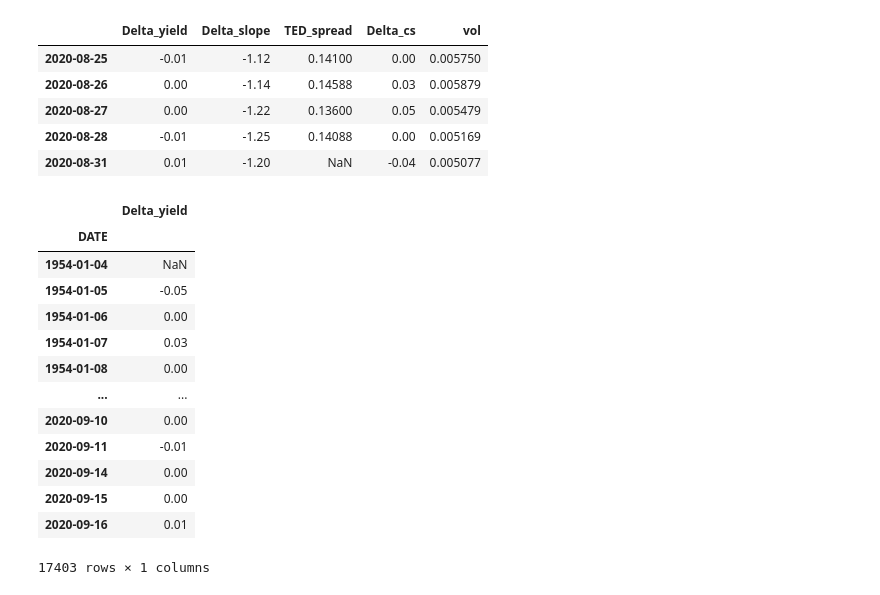
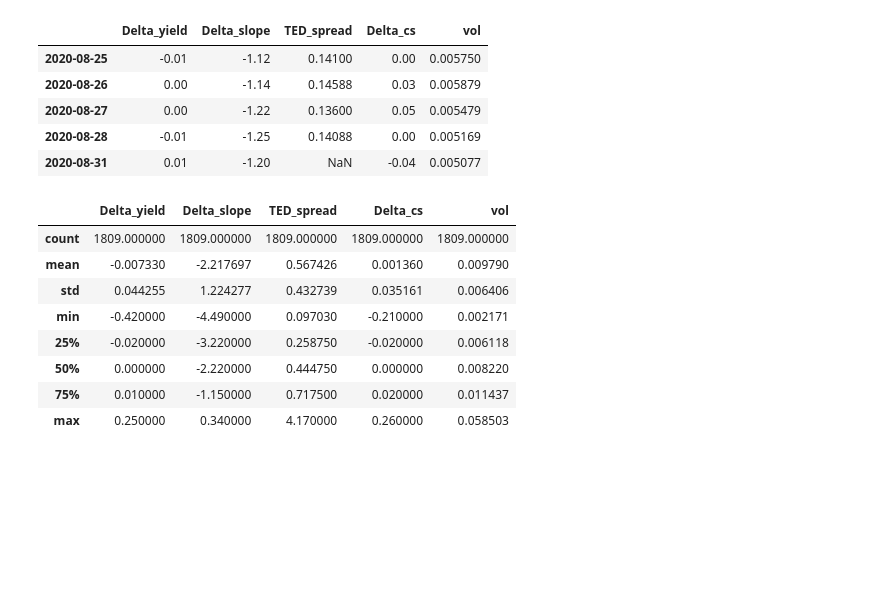
Before and after one commit to upathare1/CoVaR-Conditional-VaR-Project, a Jupyter notebook: Delta Covar.ipynb, the cells around one changed output. Cells and saved outputs as stored; diff of their text form; code cells hidden in the pictures; blank space fills up the shorter version.

```diff
--- a/Delta Covar.ipynb
+++ b/Delta Covar.ipynb
@@ -368,19 +368,14 @@ M.tail()
 | 2020-08-28 | -0.01 | -1.25 | 0.14088 | 0.00 | 0.005169 |
 | 2020-08-31 | 0.01 | -1.20 | NaN | -0.04 | 0.005077 |
 # %%
-M
+M.describe()
 # %% [output]
-|  | Delta_yield |
-| DATE |  |
-| 1954-01-04 | NaN |
-| 1954-01-05 | -0.05 |
-| 1954-01-06 | 0.00 |
-| 1954-01-07 | 0.03 |
-| 1954-01-08 | 0.00 |
-| ... | ... |
-| 2020-09-10 | 0.00 |
-| 2020-09-11 | -0.01 |
-| 2020-09-14 | 0.00 |
-| 2020-09-15 | 0.00 |
-| 2020-09-16 | 0.01 |
+|  | Delta_yield | Delta_slope | TED_spread | Delta_cs | vol |
+| count | 1809.000000 | 1809.000000 | 1809.000000 | 1809.000000 | 1809.000000 |
+| mean | -0.007330 | -2.217697 | 0.567426 | 0.001360 | 0.009790 |
+| std | 0.044255 | 1.224277 | 0.432739 | 0.035161 | 0.006406 |
+| min | -0.420000 | -4.490000 | 0.097030 | -0.210000 | 0.002171 |
+| 25% | -0.020000 | -3.220000 | 0.258750 | -0.020000 | 0.006118 |
+| 50% | 0.000000 | -2.220000 | 0.444750 | 0.000000 | 0.008220 |
+| 75% | 0.010000 | -1.150000 | 0.717500 | 0.020000 | 0.011437 |
+| max | 0.250000 | 0.340000 | 4.170000 | 0.260000 | 0.058503 |
-17403 rows × 1 columns
```
Also changed, not shown: parts of 14 cells of this notebook.
